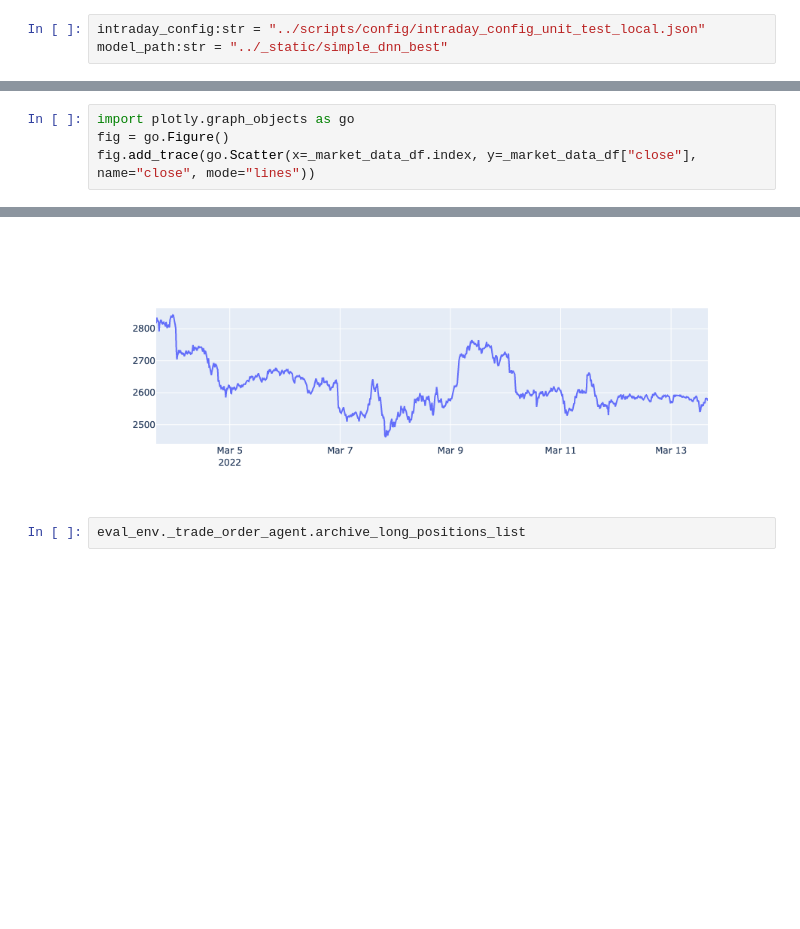
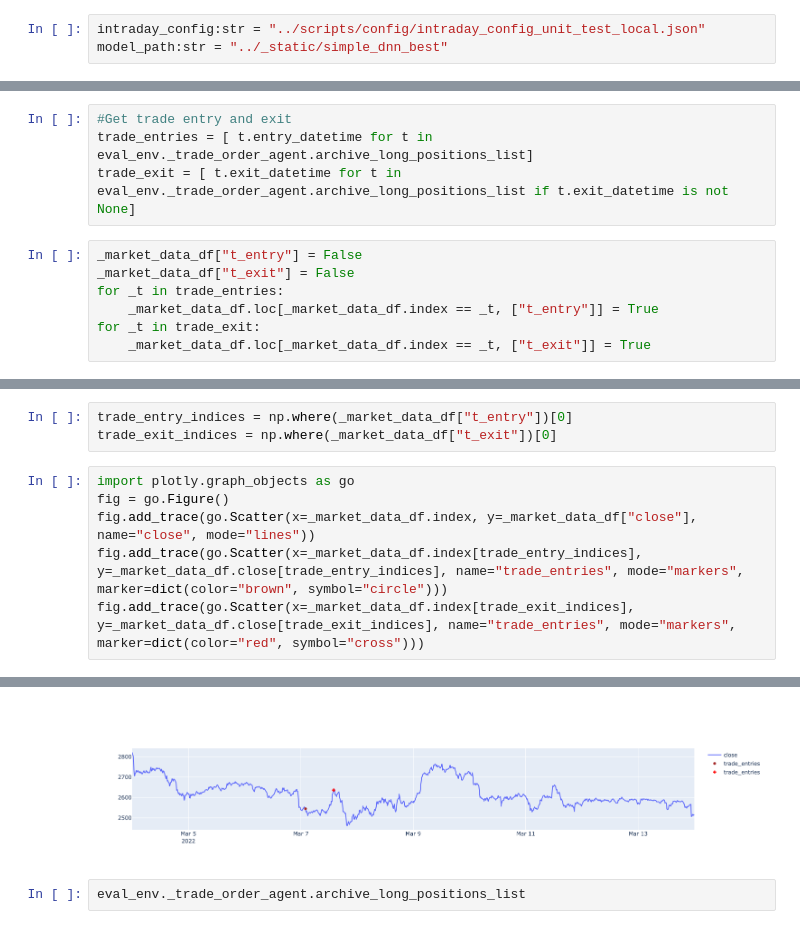
Before and after one commit to dexterchan/machine-learning-gym, a Jupyter notebook: q_learning_lab/notebooks/Intraday_eval.ipynb, the cells around one changed output, grey strips where cells are left out. Saved outputs shown, nothing was run; the diff lists cells and outputs as text; blank space fills up the shorter version.

Commit message:
adjust agent para

```diff
--- a/q_learning_lab/notebooks/Intraday_eval.ipynb
+++ b/q_learning_lab/notebooks/Intraday_eval.ipynb
@@ -102,0 +104,11 @@ _market_data_df:pd.DataFrame = eval_env.get_current_market_data()
+# %%
+#Get trade entry and exit
+trade_entries = [ t.entry_datetime for t in eval_env._trade_order_agent.archive_long_positions_list]
+trade_exit = [ t.exit_datetime for t in eval_env._trade_order_agent.archive_long_positions_list if t.exit_datetime is not None]
+# %%
+_market_data_df["t_entry"] = False
+_market_data_df["t_exit"] = False
+for _t in trade_entries:
+    _market_data_df.loc[_market_data_df.index == _t, ["t_entry"]] = True
+for _t in trade_exit:
+    _market_data_df.loc[_market_data_df.index == _t, ["t_exit"]] = True
@@ -103,10 +121,15 @@ _market_data_df:pd.DataFrame = eval_env.get_current_market_data()
+# %%
+trade_entry_indices = np.where(_market_data_df["t_entry"])[0]
+trade_exit_indices = np.where(_market_data_df["t_exit"])[0]
 # %%
 import plotly.graph_objects as go
 fig = go.Figure()
 fig.add_trace(go.Scatter(x=_market_data_df.index, y=_market_data_df["close"], name="close", mode="lines"))
+fig.add_trace(go.Scatter(x=_market_data_df.index[trade_entry_indices], y=_market_data_df.close[trade_entry_indices], name="trade_entries", mode="markers", marker=dict(color="brown", symbol="circle")))
+fig.add_trace(go.Scatter(x=_market_data_df.index[trade_exit_indices], y=_market_data_df.close[trade_exit_indices], name="trade_entries", mode="markers", marker=dict(color="red", symbol="cross")))
 # %% [output]
 [interactive output not drawn]
-[figure, old version]
+[figure, new version]
 # %%
 eval_env._trade_order_agent.archive_long_positions_list
 # %% [output]
```
Also changed, not shown: parts of 24 cells of this notebook, 2 other files.
